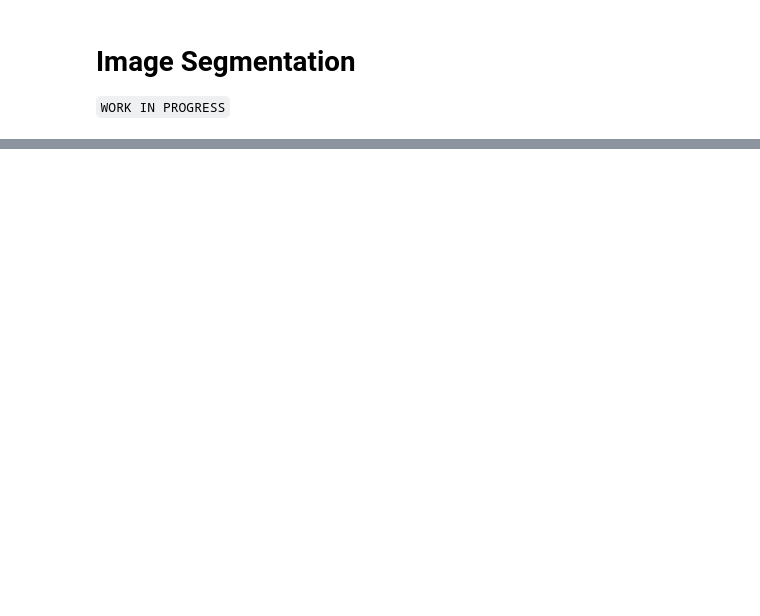
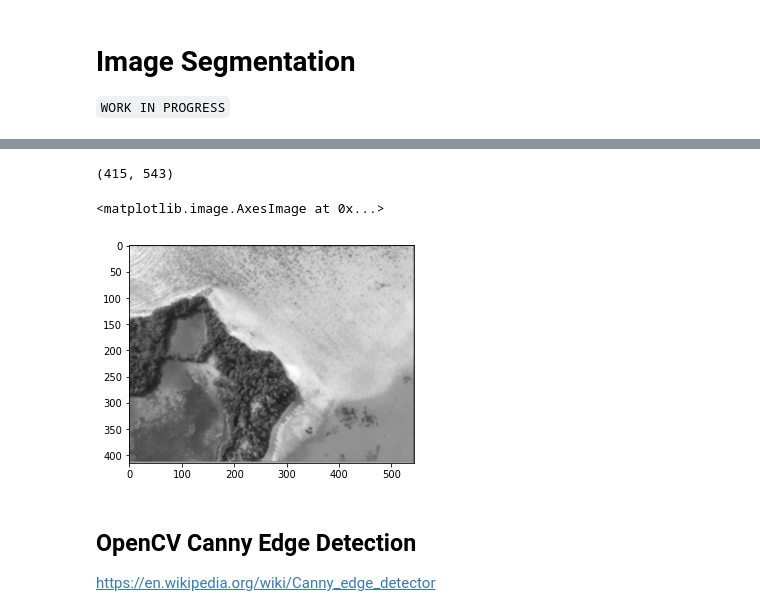
Before and after one commit to NishantBaheti/MachineLearningExploration, a Jupyter notebook: MathExploration/ImageSegmentation.ipynb, the cells around one changed output, grey strips where cells are left out. Cells and saved outputs as stored; diff of their text form; code cells hidden in the pictures; blank space fills up the shorter version.

```diff
--- a/MathExploration/ImageSegmentation.ipynb
+++ b/MathExploration/ImageSegmentation.ipynb
@@ -39,0 +118,27 @@ plt.imshow(clustered.reshape(x,y))
+# %%
+from scipy import signal
+
+gaussian_smoothing = np.array([
+    [1, 4, 7, 4, 1],
+    [4, 16, 26, 16, 4],
+    [7, 26, 41, 26, 7],
+    [4, 16, 26, 16, 4],
+    [1, 4, 7, 4, 1]
+])/ 273
+
+
+edge_frame = signal.convolve2d(img.mean(axis=-1),gaussian_smoothing,mode='same')
+# %%
+edge_frame.shape
+# %% [output]
+(415, 543)
+# %%
+plt.imshow(edge_frame,cmap='gray')
+# %% [output]
+<matplotlib.image.AxesImage at 0x...>
+[figure, added]
+# %% [markdown]
+## OpenCV Canny Edge Detection
+
+
+https://en.wikipedia.org/wiki/Canny_edge_detector
```
Also changed, not shown: parts of 24 cells of this notebook, 2 other files.
